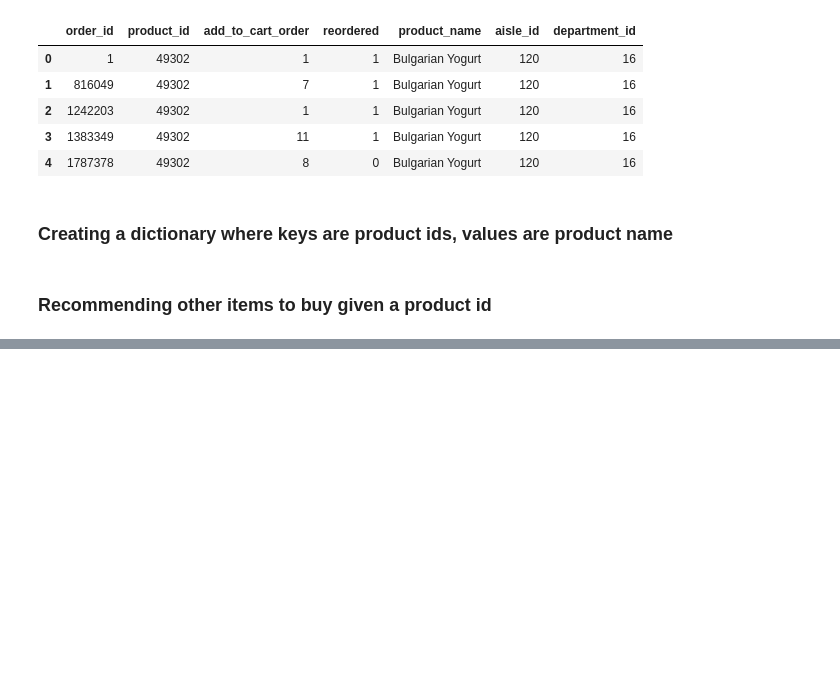
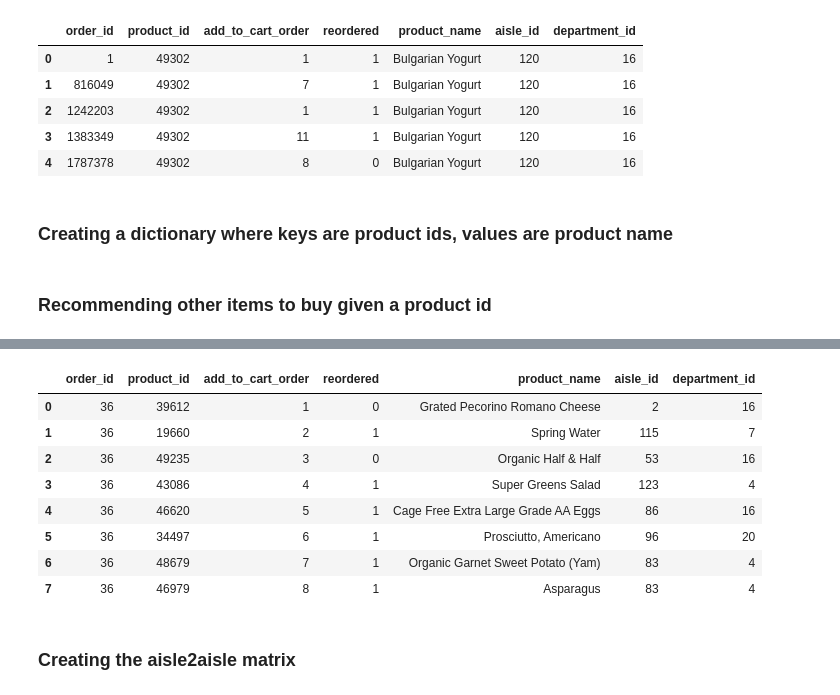
Before and after one commit to khummel01/DS320, a Jupyter notebook: instacart_marketbasket_analysis.ipynb, the cells around one changed output, grey strips where cells are left out. Saved outputs shown, nothing was run; the diff lists cells and outputs as text; code cells hidden in the pictures; blank space fills up the shorter version.

```diff
--- a/instacart_marketbasket_analysis.ipynb
+++ b/instacart_marketbasket_analysis.ipynb
@@ -151,0 +391,24 @@ Because you bought Grapefruit Sparkling Water, we recommend that you also buy Ba
+# %%
+# merging the orders and products dataframes
+order_prod = pd.merge(orders, products, on='product_id').sort_values(by='order_id')
+
+# resetting the index
+reset_order_prod = order_prod.reset_index(drop=True)
+
+# grouping by order_id
+groupby_orderid = reset_order_prod.groupby('order_id')
+
+# testing the previous groupby out--passing 36 as the order_id
+groupby_orderid.get_group(36).sort_values(by='add_to_cart_order').reset_index(drop=True)
+# %% [output]
+|  | order_id | product_id | add_to_cart_order | reordered | product_name | aisle_id | department_id |
+| 0 | 36 | 39612 | 1 | 0 | Grated Pecorino Romano Cheese | 2 | 16 |
+| 1 | 36 | 19660 | 2 | 1 | Spring Water | 115 | 7 |
+| 2 | 36 | 49235 | 3 | 0 | Organic Half & Half | 53 | 16 |
+| 3 | 36 | 43086 | 4 | 1 | Super Greens Salad | 123 | 4 |
+| 4 | 36 | 46620 | 5 | 1 | Cage Free Extra Large Grade AA Eggs | 86 | 16 |
+| 5 | 36 | 34497 | 6 | 1 | Prosciutto, Americano | 96 | 20 |
+| 6 | 36 | 48679 | 7 | 1 | Organic Garnet Sweet Potato (Yam) | 83 | 4 |
+| 7 | 36 | 46979 | 8 | 1 | Asparagus | 83 | 4 |
+# %% [markdown]
+### Creating the aisle2aisle matrix
```
Also changed, not shown: parts of 46 cells of this notebook.
